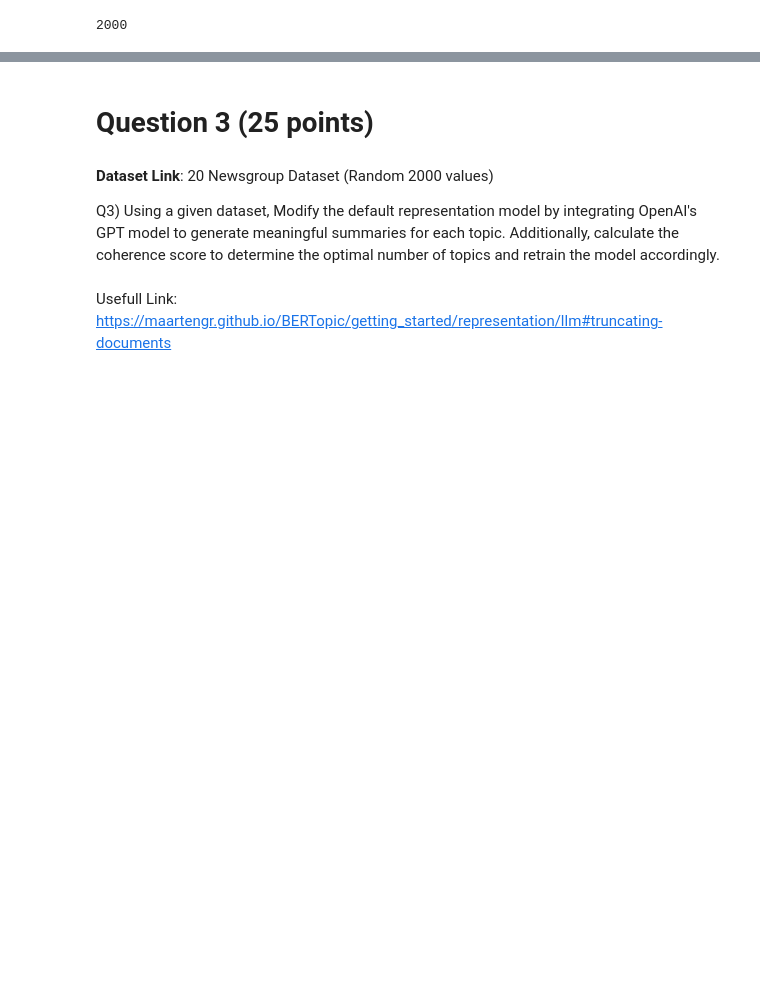
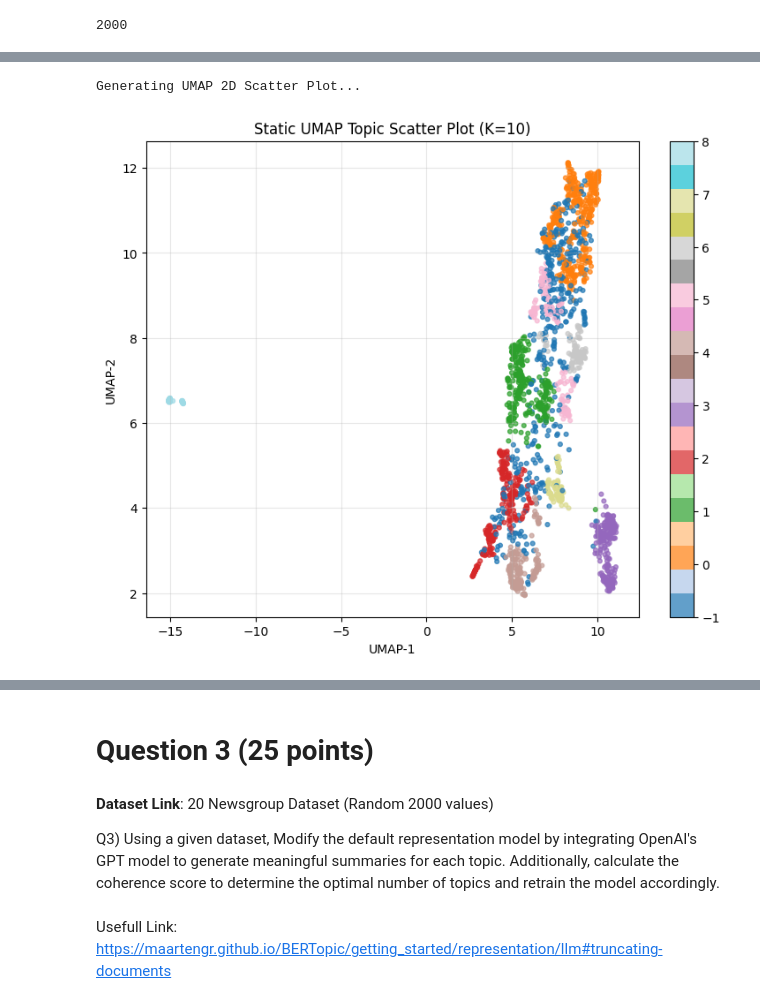
Before and after one commit to asutoshpaluri20-droid/Asutosh_INFO5731_Fall2025, a Jupyter notebook: Paluri_Asutosh_Assignment_04.ipynb, the cells around one changed output, grey strips where cells are left out. Cells and saved outputs as stored; diff of their text form; code cells hidden in the pictures; blank space fills up the shorter version.

```diff
--- a/Paluri_Asutosh_Assignment_04.ipynb
+++ b/Paluri_Asutosh_Assignment_04.ipynb
@@ -488,0 +511,44 @@ topic_model_10.visualize_hierarchy().show()
+# %%
+import umap
+import numpy as np
+
+def plot_topic_scatter_static(model, docs):
+    print("\nGenerating UMAP 2D Scatter Plot...")
+
+    # Step 1: Document embeddings
+    embeddings = model.embedding_model.embed_documents(docs)
+
+    # Step 2: UMAP to 2D
+    reducer = umap.UMAP(
+        n_neighbors=15,
+        min_dist=0.1,
+        metric="cosine",
+        random_state=42
+    )
+    emb_2d = reducer.fit_transform(embeddings)
+
+    # Step 3: Topic assignments
+    topics, _ = model.transform(docs)
+
+    # Step 4: Plot
+    plt.figure(figsize=(9, 7))
+    scatter = plt.scatter(
+        emb_2d[:, 0],
+        emb_2d[:, 1],
+        c=topics,
+        cmap="tab20",
+        s=12,
+        alpha=0.7
+    )
+    plt.colorbar(scatter)
+    plt.title("Static UMAP Topic Scatter Plot (K=10)")
+    plt.xlabel("UMAP-1")
+    plt.ylabel("UMAP-2")
+    plt.grid(True, alpha=0.3)
+    plt.show()
+
+
+plot_topic_scatter_static(topic_model_10, docs)
+# %% [output]
+Generating UMAP 2D Scatter Plot...
+[figure, added]
```
Also changed, not shown: parts of 23 cells of this notebook.
